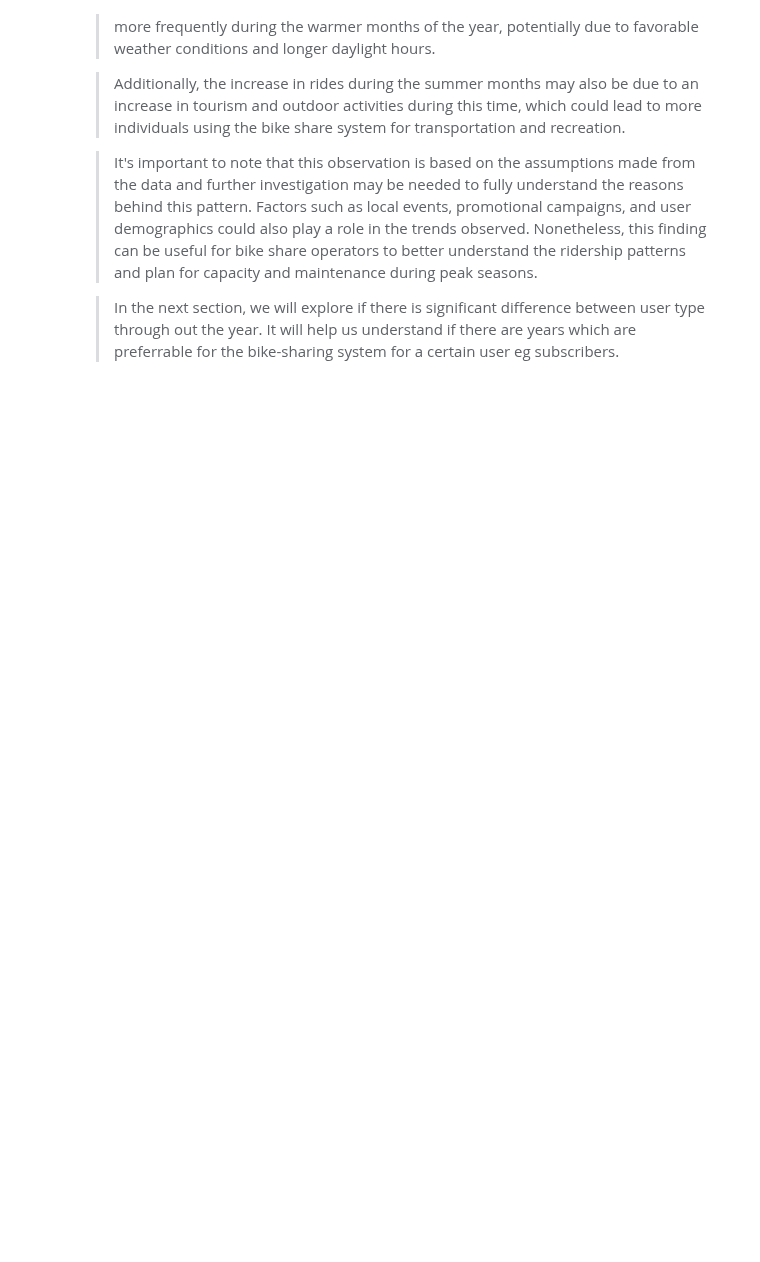
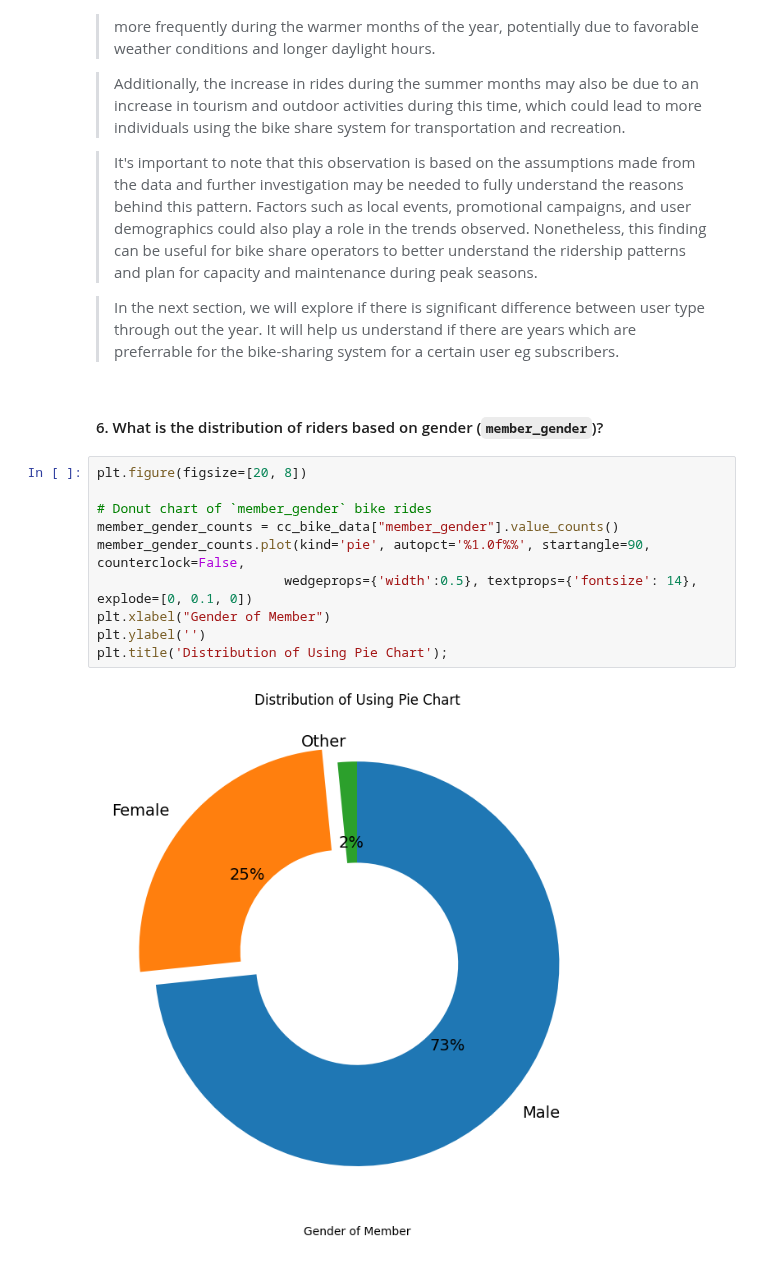
Before and after one commit to kisyular/data-visualization-project, a Jupyter notebook: Part_I_exploration.ipynb, the cells around one changed output. Cells and saved outputs as stored; diff of their text form; blank space fills up the shorter version.

Commit message:
FEAT: UNIVARARIATE EXPLORATION: CODE FOR DISTRIBUTION OF RIDES BASED ON GENDER

```diff
--- a/Part_I_exploration.ipynb
+++ b/Part_I_exploration.ipynb
@@ -818,3 +818,17 @@ plot_countplot('month_of_year', 'Distribution of Rides During Month of Year', 'M
 > It's important to note that this observation is based on the assumptions made from the data and further investigation may be needed to fully understand the reasons behind this pattern. Factors such as local events, promotional campaigns, and user demographics could also play a role in the trends observed. Nonetheless, this finding can be useful for bike share operators to better understand the ridership patterns and plan for capacity and maintenance during peak seasons.
 
 > In the next section, we will explore if there is significant difference between user type through out the year. It will help us understand if there are years which are preferrable for the bike-sharing system for a certain user eg subscribers.
+# %% [markdown]
+#### 6. What is the distribution of riders based on gender (`member_gender`)?
+# %%
+plt.figure(figsize=[20, 8])
+
+# Donut chart of `member_gender` bike rides
+member_gender_counts = cc_bike_data["member_gender"].value_counts()
+member_gender_counts.plot(kind='pie', autopct='%1.0f%%', startangle=90, counterclock=False,
+                        wedgeprops={'width':0.5}, textprops={'fontsize': 14}, explode=[0, 0.1, 0])
+plt.xlabel("Gender of Member")
+plt.ylabel('')
+plt.title('Distribution of Using Pie Chart');
+# %% [output]
+[figure, added]
```
